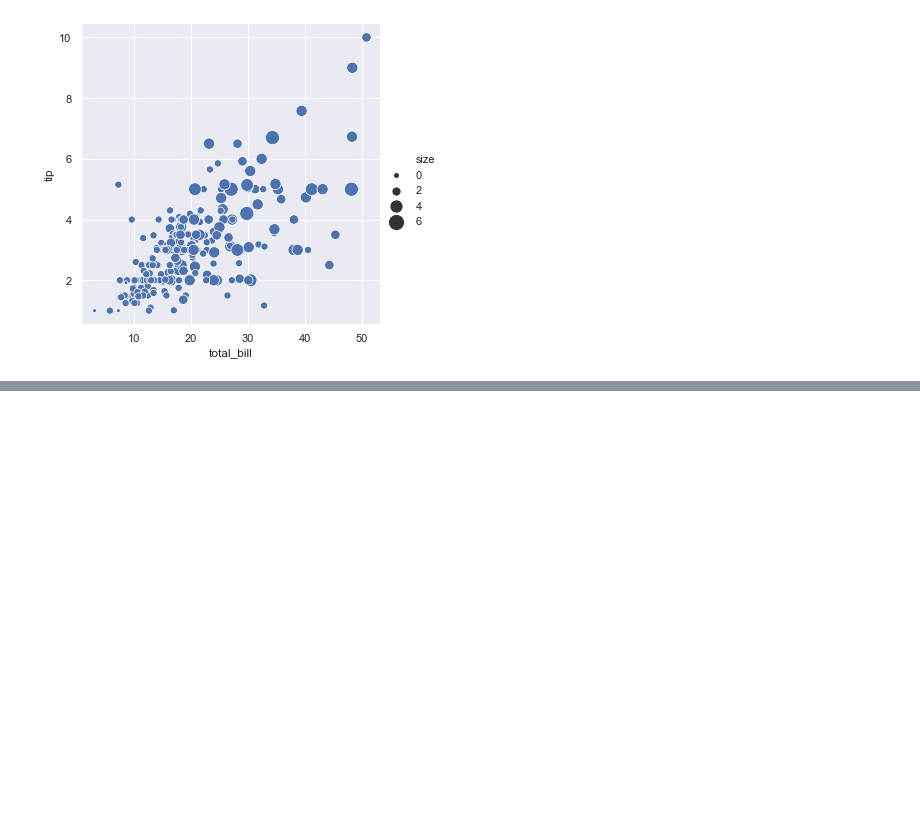
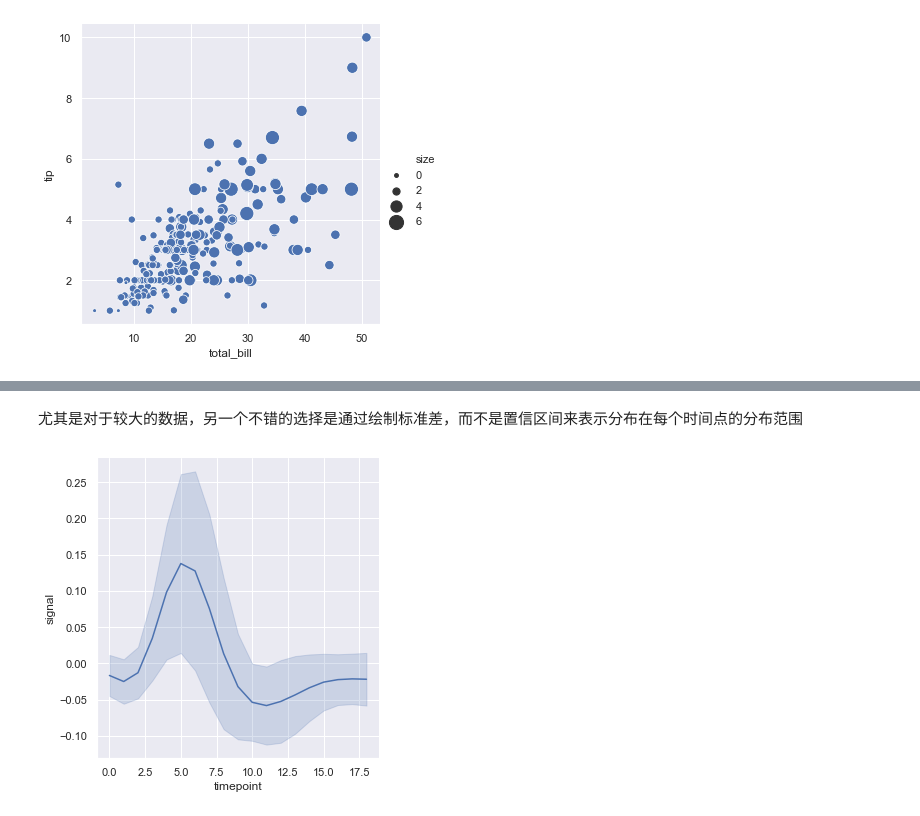
Before and after one commit to mediew/py, a Jupyter notebook: data_analysis/seaborn/scatter_01.ipynb, the cells around one changed output, grey strips where cells are left out. Cells and saved outputs as stored; diff of their text form; code cells hidden in the pictures; blank space fills up the shorter version.

```diff
--- a/data_analysis/seaborn/scatter_01.ipynb
+++ b/data_analysis/seaborn/scatter_01.ipynb
@@ -74,0 +117,6 @@ g.fig.autofmt_xdate()    # 对x轴标签进行旋转，可指定参数rotation=
+# %% [markdown]
+尤其是对于较大的数据，另一个不错的选择是通过绘制标准差，而不是置信区间来表示分布在每个时间点的分布范围
+# %%
+sns.relplot(x="timepoint", y="signal", kind="line", ci="sd", data=fmri);
+# %% [output]
+[figure, added]
```
Also changed, not shown: parts of 19 cells of this notebook, 2 other files.
